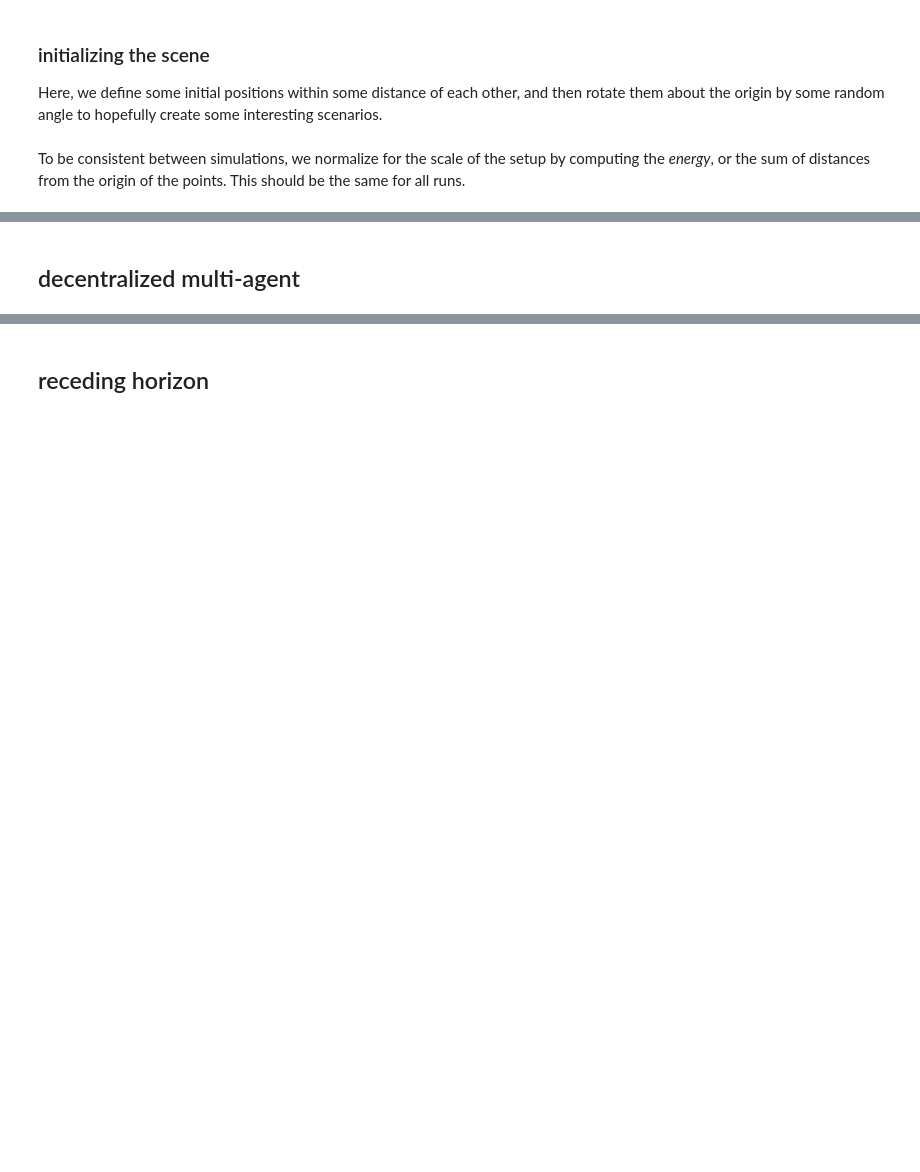
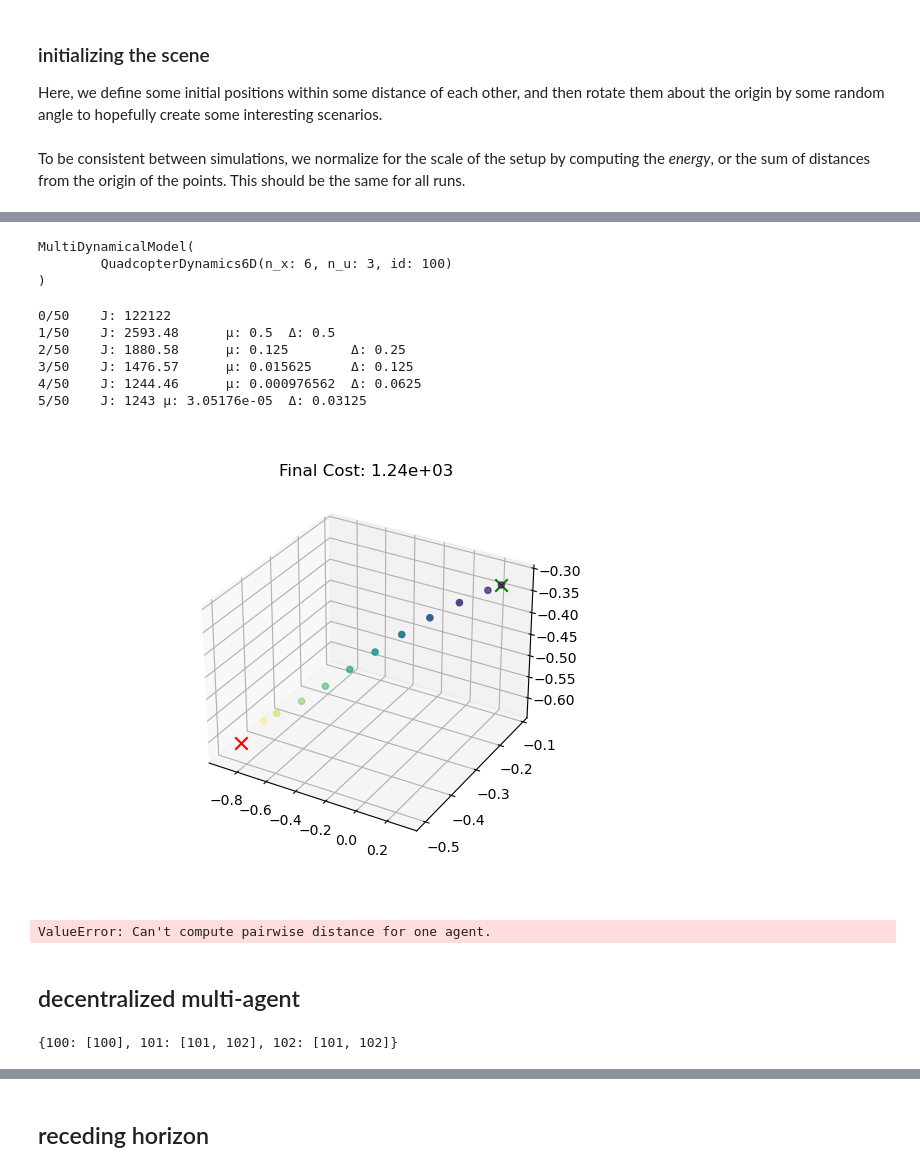
Before and after one commit to labicon/dp-ilqr, a Jupyter notebook: run/main.ipynb, the cells around one changed output, grey strips where cells are left out. Drawn from its saved outputs; the diff is of its cells as text; code cells hidden in the pictures; blank space fills up the shorter version.

```diff
--- a/run/main.ipynb
+++ b/run/main.ipynb
@@ -146,9 +245,9 @@ plt.annotate?
 # %%
-n_agents = 3
+n_agents = 1
 n_states = 6
 n_controls = 3
 ENERGY = 10.0
-n_d = 2
+n_d = 3
 
 # x0, x_goal = paper_setup()
 # x0, x_goal = car_setup()
@@ -161,7 +260,7 @@ x0, x_goal = dec.random_setup(
     rel_dist=2.0,
     var=1.0,
     n_d=n_d,
-    random=False
+    random=True
 )
 
 x_dims = [n_states] * n_agents
@@ -185,6 +292,6 @@ plt.draw()
 # %%
 dt = 0.1
-N = 40
+N = 10
 tol = 1e-3
 ids = [100 + i for i in range(n_agents)]
 
@@ -194,8 +301,7 @@ ids = [100 + i for i in range(n_agents)]
 model = dec.QuadcopterDynamics6D
 dynamics = dec.MultiDynamicalModel([model(dt, id_) for id_ in ids])
 
-Q = 1.0 * np.diag([1, 1, 0, 0])
-# Q = 1.0 * np.diag([1, 1, 1, 1, 1, 1])
+Q = 1.0 * np.diag([10., 10., 10., 10., 10., 10.])
 Qf = 1000 * np.eye(Q.shape[0])
 R = np.eye(n_controls)
 
@@ -211,16 +329,34 @@ prob = dec.ilqrProblem(dynamics, game_cost)
+# %%
+dynamics
+# %% [output]
+MultiDynamicalModel(
+        QuadcopterDynamics6D(n_x: 6, n_u: 3, id: 100)
+)
 # %%
 # %%time
 ilqr = dec.ilqrSolver(prob, N)
 t0 = pc()
 X, U, J = ilqr.solve(x0, tol=tol, t_kill=None)
+# %% [output]
+0/50    J: 122122
+1/50    J: 2593.48      μ: 0.5  Δ: 0.5
+2/50    J: 1880.58      μ: 0.125        Δ: 0.25
+3/50    J: 1476.57      μ: 0.015625     Δ: 0.125
+4/50    J: 1244.46      μ: 0.000976562  Δ: 0.0625
+5/50    J: 1243 μ: 3.05176e-05  Δ: 0.03125
 # %%
 plt.clf()
+plt.figure()
 plot_solve(X, J, x_goal.T, x_dims, n_d)
+# %% [output]
+[figure, added]
 # %%
 plt.clf()
 plt.plot(dec.compute_pairwise_distance(X, x_dims, n_d).T)
 plt.hlines(radius, *plt.xlim(), 'r', ls='--')
 plt.draw()
+# %% [output]
+ValueError: Can't compute pairwise distance for one agent.
 # %%
 costs = []
 for xi, ui in zip(X, U):
@@ -233,6 +369,8 @@ plt.draw()
 # %%
 graph = dec.define_inter_graph_threshold(X, radius, x_dims, ids)
 graph
+# %% [output]
+{100: [100], 101: [101, 102], 102: [101, 102]}
 # %%
 plt.clf()
 dec.plot_interaction_graph(graph)
```
Also changed, not shown: parts of 14 cells of this notebook, 3 other files.
